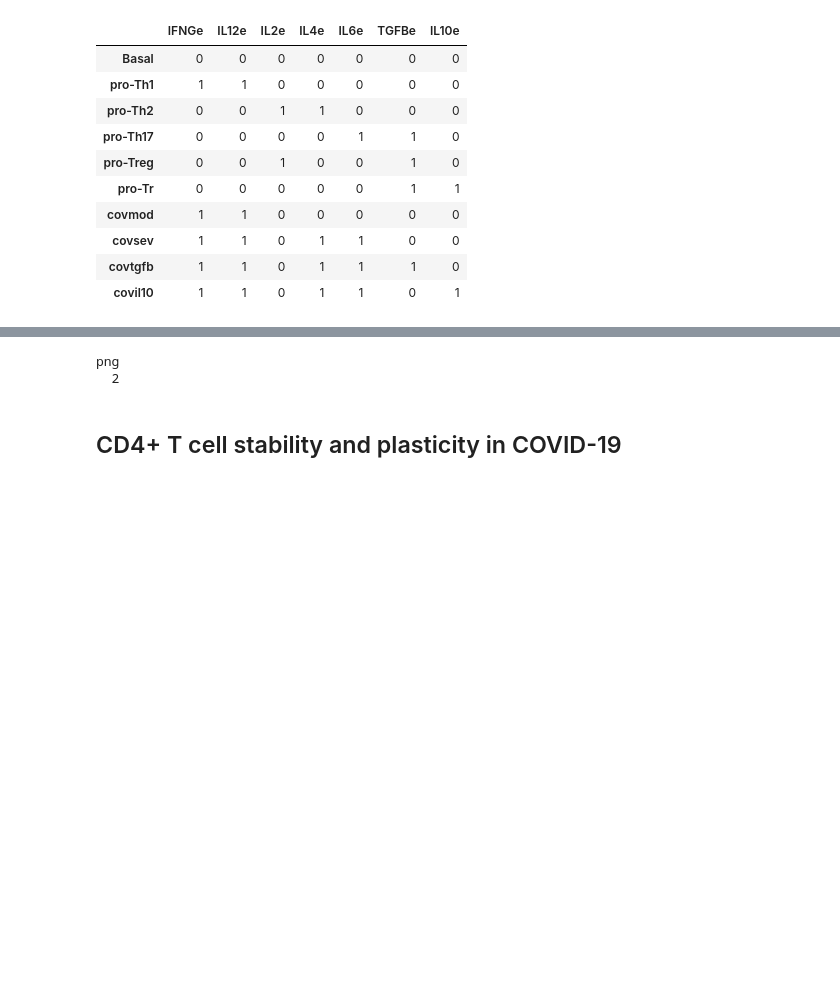
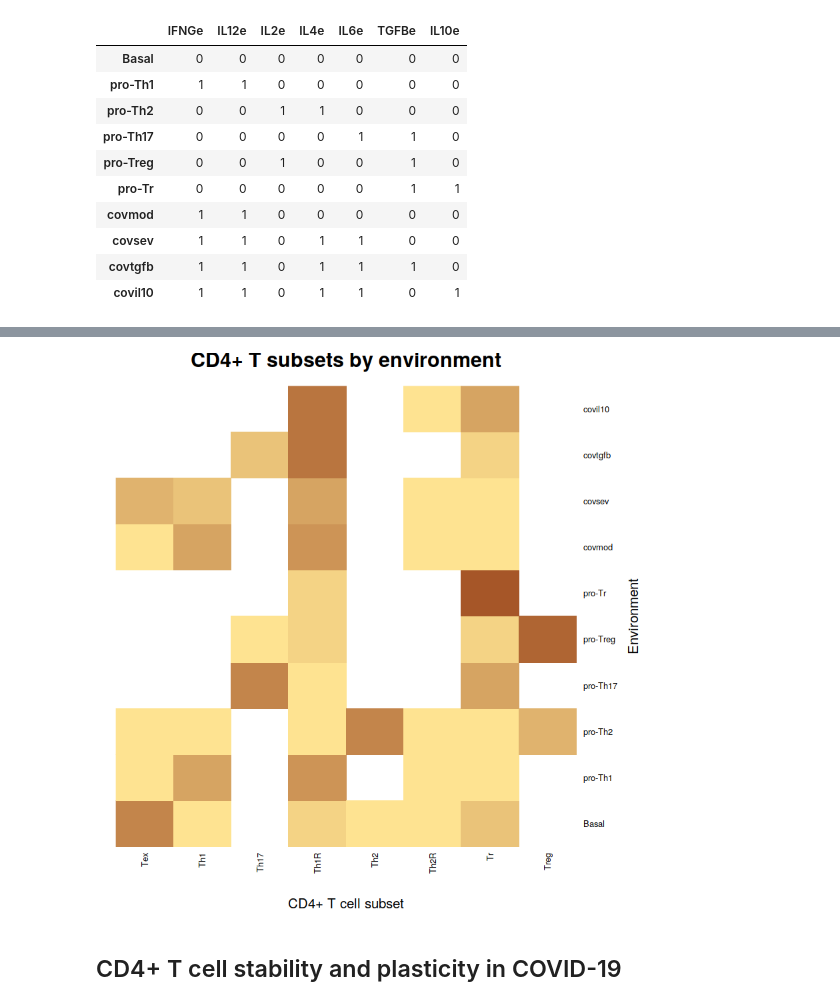
Before and after one commit to Laboratorio-de-Biologia-Computacional/CD4Tcell_COVID19, a Jupyter notebook: CD4Tcell_COVID19.ipynb, the cells around one changed output, grey strips where cells are left out. Cells and saved outputs as stored; diff of their text form; code cells hidden in the pictures; blank space fills up the shorter version.

```diff
--- a/CD4Tcell_COVID19.ipynb
+++ b/CD4Tcell_COVID19.ipynb
@@ -106,36 +84,35 @@ file.env.attr.fig <- "images/thsocs_env_attr.eps"
 
 
 env.attr <- perturbNetworkFixedNodes(net, label.rules=labels, returnDataFrame='basinSize',
                                      genes  = rep( list(colnames(enviro)), times=nrow(enviro) ),
                                      values = lapply( split(enviro,seq_along(enviro[,1])), as.list),
                                      names  = rownames(enviro))
 write.csv(env.attr,file.env.attr)
 env.attr <- env.attr[row.names(env.attr) != "Naive", , drop = FALSE]
 env.attr[] <- lapply( env.attr[], function(x) x/sum(x) )
 env.attr  * 100
 
-setEPS(); postscript(file.env.attr.fig)
+#setEPS(); postscript(file.env.attr.fig)
 env.attr[env.attr == 0] <- NA
 colfunc <- colorRampPalette(c('#fee391', '#a65628'))
 color <- colfunc(10)
 heatmap(t(as.matrix( subset(env.attr ))),
         main="CD4+ T subsets by environment",
         xlab="CD4+ T cell subset", ylab="Environment",
         col=color, cexCol=0.75, cexRow=0.75,
         Colv = NA, Rowv = NA, scale="none",
        )
-dev.off()
+#dev.off()
 # %% [output]
 |  | Basal | pro-Th1 | pro-Th2 | pro-Th17 | pro-Treg | pro-Tr | covmod | covsev | covtgfb | covil10 |
 | Tex | 50.9277344 | 7.5195312 | 4.8095703 | 0.000000 | 0.0000000 | 0.00000 | 7.5195312 | 32.1289062 | 0.00000 | 0.000000 |
 | Th1 | 5.7373047 | 38.3300781 | 1.6601562 | 0.000000 | 0.0000000 | 0.00000 | 38.3300781 | 24.0234375 | 0.00000 | 0.000000 |
 | Th17 | 0.0000000 | 0.0000000 | 0.0000000 | 53.125000 | 0.9521484 | 0.00000 | 0.0000000 | 0.0000000 | 21.09375 | 0.000000 |
 | Th1R | 12.7441406 | 48.7792969 | 1.6113281 | 6.640625 | 16.3085938 | 16.30859 | 48.7792969 | 38.9648438 | 62.98828 | 63.867188 |
 | Th2 | 4.7607422 | 0.0000000 | 54.9560547 | 0.000000 | 0.0000000 | 0.00000 | 0.0000000 | 0.0000000 | 0.00000 | 0.000000 |
 | Th2R | 0.6835938 | 0.5371094 | 0.6835938 | 0.000000 | 0.0000000 | 0.00000 | 0.5371094 | 0.4882812 | 0.00000 | 1.171875 |
 | Tr | 25.1464844 | 4.8339844 | 7.2753906 | 40.234375 | 12.8784180 | 83.69141 | 4.8339844 | 4.3945312 | 15.91797 | 34.960938 |
 | Treg | 0.0000000 | 0.0000000 | 29.0039062 | 0.000000 | 69.8608398 | 0.00000 | 0.0000000 | 0.0000000 | 0.00000 | 0.000000 |
-png
-  2
+[figure, added]
 # %% [markdown]
 ## CD4+ T cell stability and plasticity in COVID-19
```
Also changed, not shown: parts of 18 cells of this notebook, 26 other files.
